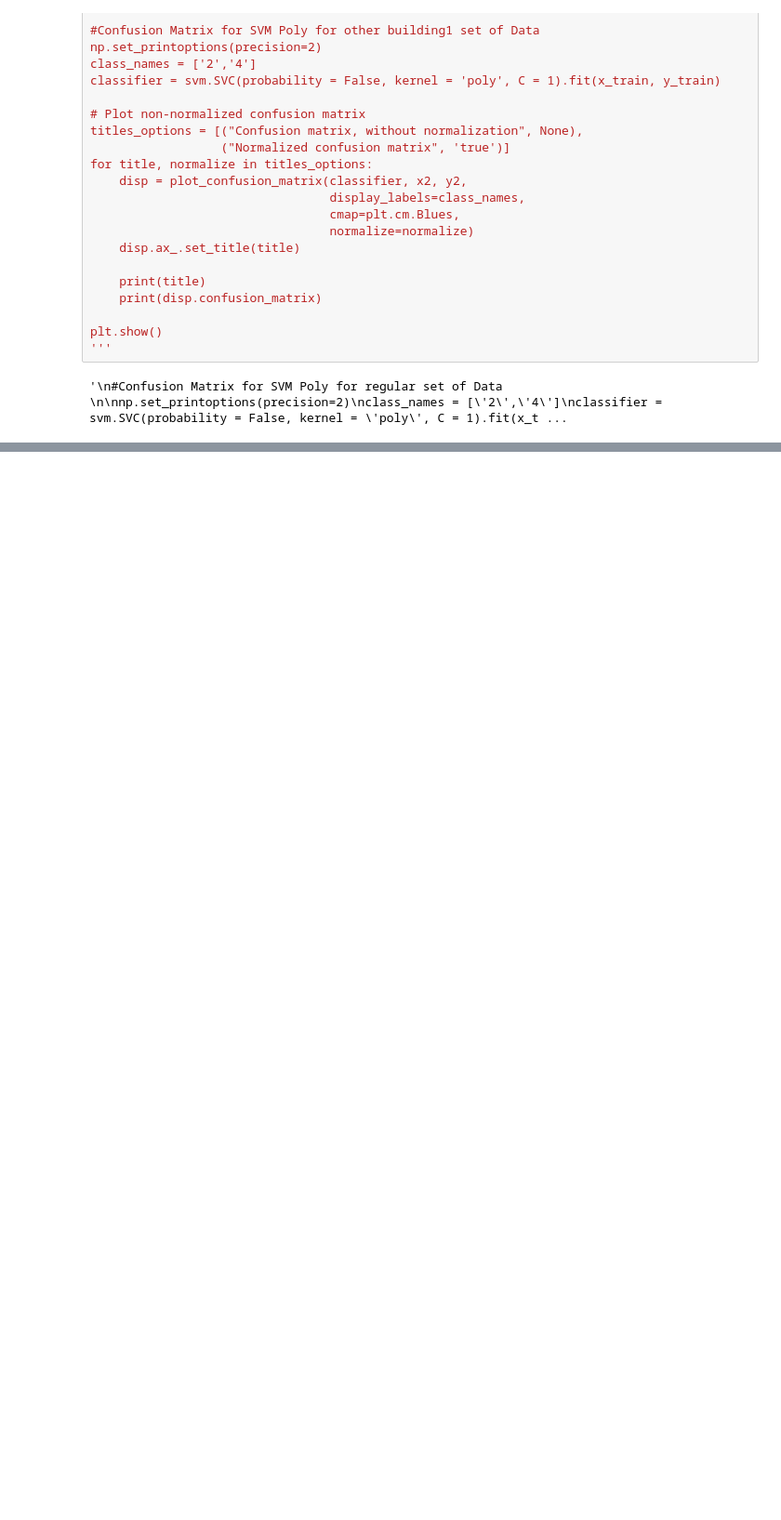
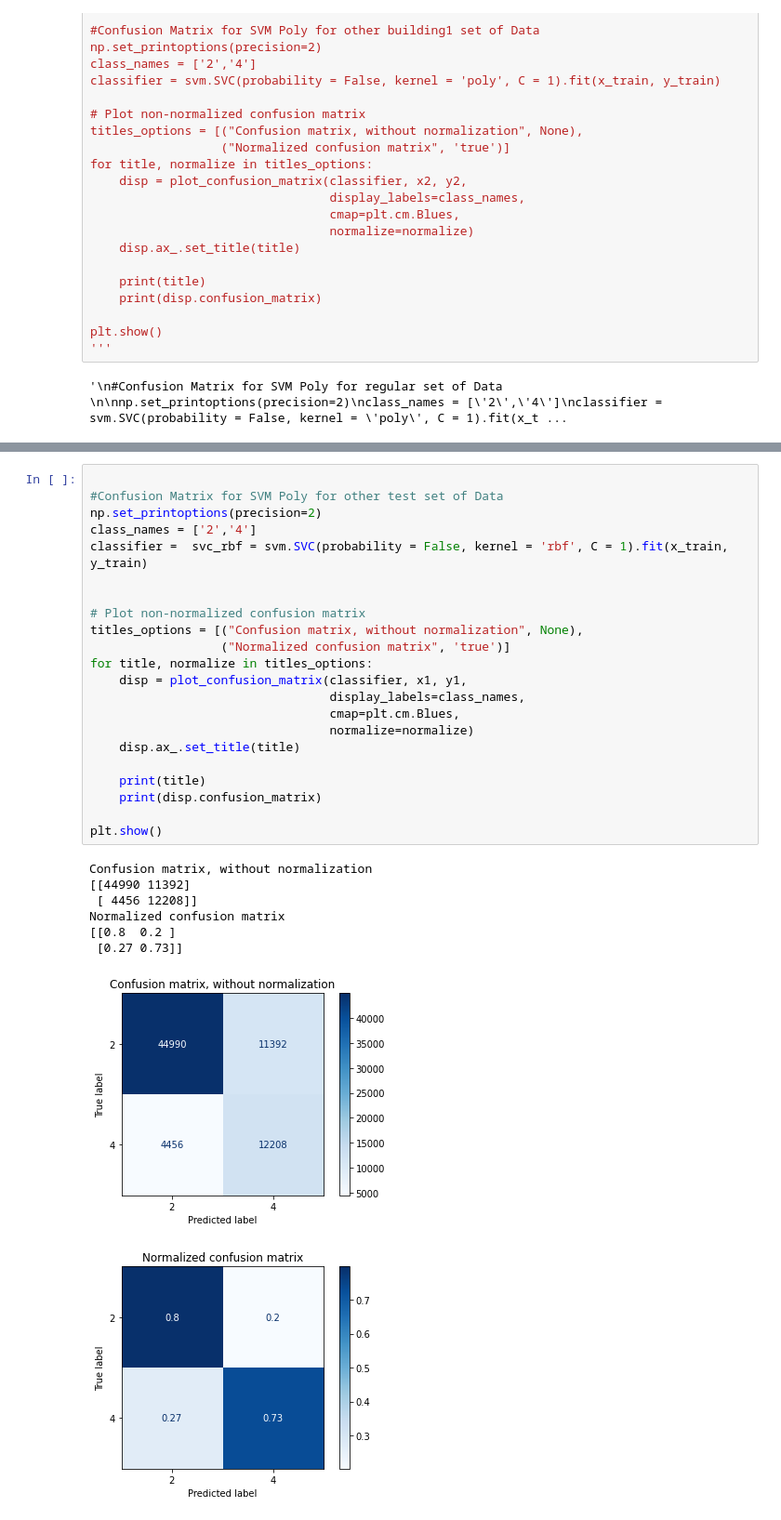
Before and after one commit to meishinlee/Building-Feature-Classification, a Jupyter notebook: SVM_Normalize_Downsampled.ipynb, the cells around one changed output, grey strips where cells are left out. Shown at 93% size. Drawn from its saved outputs; the diff is of its cells as text; blank space fills up the shorter version.

```diff
--- a/SVM_Normalize_Downsampled.ipynb
+++ b/SVM_Normalize_Downsampled.ipynb
@@ -545,3 +556,34 @@ Normalized confusion matrix
+# %%
+
+#Confusion Matrix for SVM Poly for other test set of Data
+np.set_printoptions(precision=2)
+class_names = ['2','4']
+classifier =  svc_rbf = svm.SVC(probability = False, kernel = 'rbf', C = 1).fit(x_train, y_train)
+
+
+# Plot non-normalized confusion matrix
+titles_options = [("Confusion matrix, without normalization", None),
+                  ("Normalized confusion matrix", 'true')]
+for title, normalize in titles_options:
+    disp = plot_confusion_matrix(classifier, x1, y1,
+                                 display_labels=class_names,
+                                 cmap=plt.cm.Blues,
+                                 normalize=normalize)
+    disp.ax_.set_title(title)
+
+    print(title)
+    print(disp.confusion_matrix)
+
+plt.show()
+# %% [output]
+Confusion matrix, without normalization
+[[44990 11392]
+ [ 4456 12208]]
+Normalized confusion matrix
+[[0.8  0.2 ]
+ [0.27 0.73]]
+[figure, added]
+[figure, added]
 # %% [markdown]
 <a style='text-decoration:none;line-height:16px;display:flex;color:#5B5B62;padding:10px;justify-content:end;' href='https://deepnote.com?utm_source=created-in-deepnote-cell&projectId=22ec9222-3a33-4967-8b6b-eec8dcc0f029' target="_blank">
 <img style='display:inline;max-height:16px;margin:0px;margin-right:7.5px;' src='embedded-picture-1' > </img>
```
Also changed, not shown: parts of 9 cells of this notebook.
